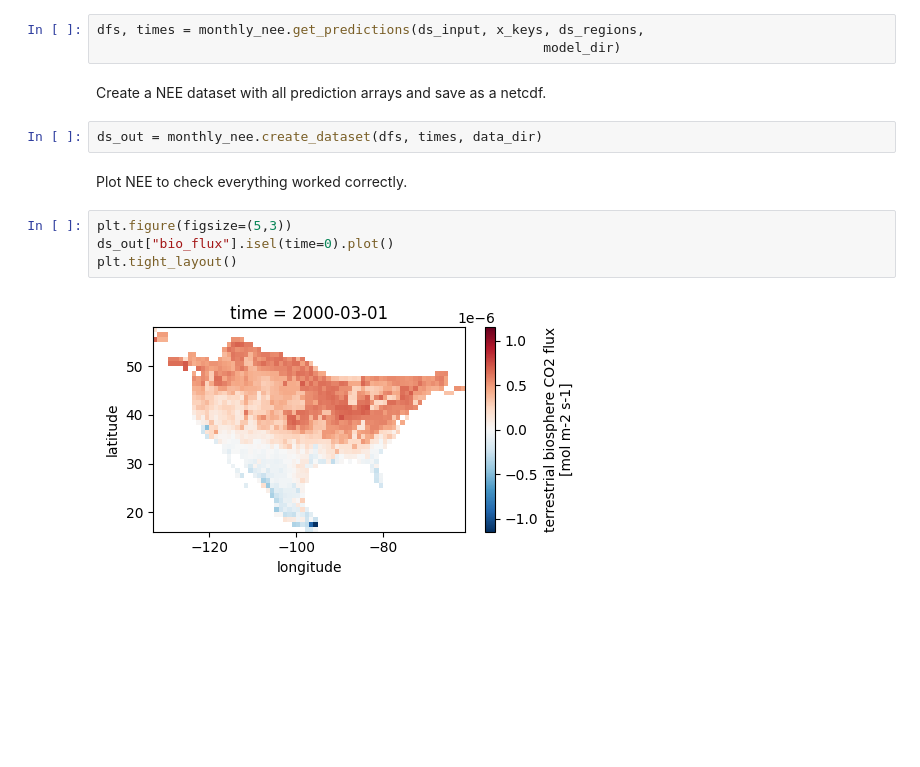
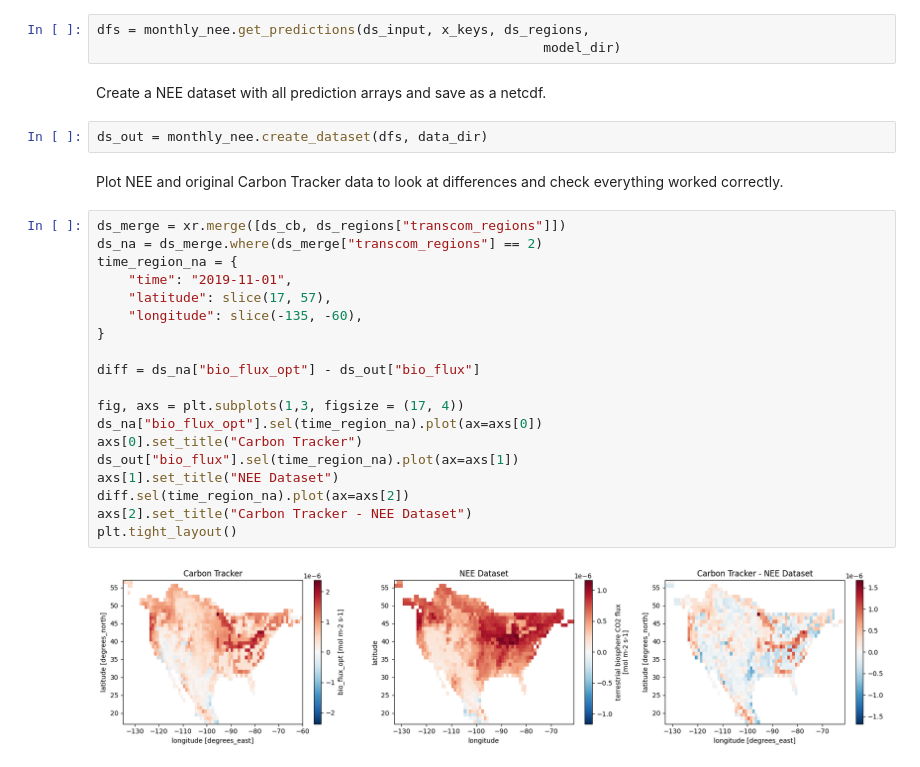
Before and after one commit to EXCITED-CO2/excited-workflow, a Jupyter notebook: workflow_monthlynee.ipynb, the cells around one changed output. Drawn from its saved outputs; the diff is of its cells as text; blank space fills up the shorter version.

Commit message:
Added difference plots and kept time as index

```diff
--- a/workflow_monthlynee.ipynb
+++ b/workflow_monthlynee.ipynb
@@ -62,17 +62,32 @@ ds_input = xr.merge(
 # %% [markdown]
 Run prediction model for each month where all data is available.
 # %%
-dfs, times = monthly_nee.get_predictions(ds_input, x_keys, ds_regions,
+dfs = monthly_nee.get_predictions(ds_input, x_keys, ds_regions,
                                                          model_dir)
 # %% [markdown]
 Create a NEE dataset with all prediction arrays and save as a netcdf.
 # %%
-ds_out = monthly_nee.create_dataset(dfs, times, data_dir)
+ds_out = monthly_nee.create_dataset(dfs, data_dir)
 # %% [markdown]
-Plot NEE to check everything worked correctly.
+Plot NEE and original Carbon Tracker data to look at differences and check everything worked correctly.
-# %%
-plt.figure(figsize=(5,3))
-ds_out["bio_flux"].isel(time=0).plot()
-plt.tight_layout()
-# %% [output]
-[figure, removed]
+# %%
+ds_merge = xr.merge([ds_cb, ds_regions["transcom_regions"]])
+ds_na = ds_merge.where(ds_merge["transcom_regions"] == 2)
+time_region_na = {
+    "time": "2019-11-01",
+    "latitude": slice(17, 57),
+    "longitude": slice(-135, -60),
+}
+
+diff = ds_na["bio_flux_opt"] - ds_out["bio_flux"]
+
+fig, axs = plt.subplots(1,3, figsize = (17, 4))
+ds_na["bio_flux_opt"].sel(time_region_na).plot(ax=axs[0])
+axs[0].set_title("Carbon Tracker")
+ds_out["bio_flux"].sel(time_region_na).plot(ax=axs[1])
+axs[1].set_title("NEE Dataset")
+diff.sel(time_region_na).plot(ax=axs[2])
+axs[2].set_title("Carbon Tracker - NEE Dataset")
+plt.tight_layout()
+# %% [output]
+[figure, added]
```
Also changed, not shown: 1 other file.
